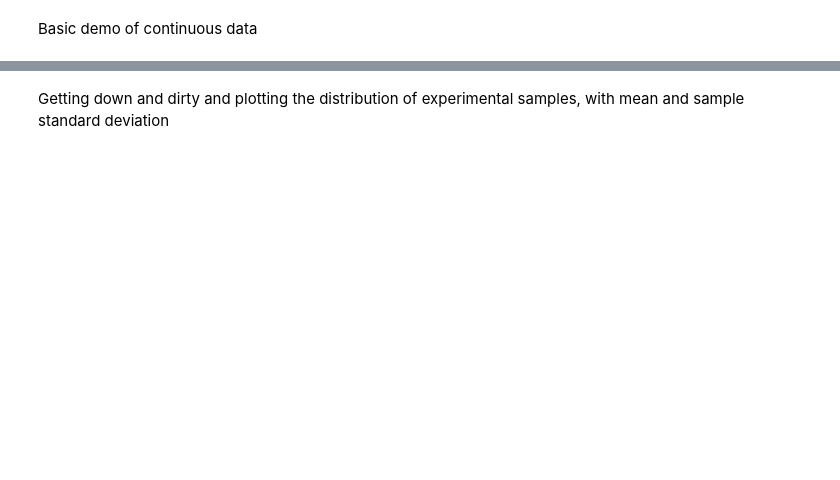
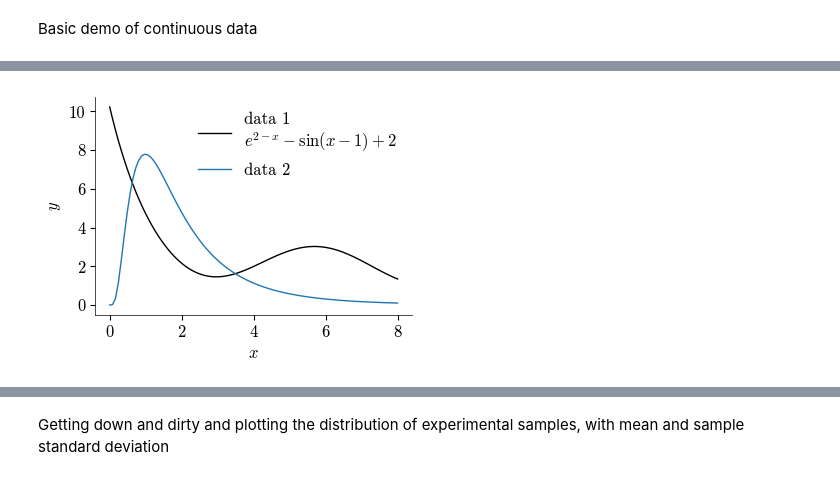
Before and after one commit to ninivert/matplotlib_tufte, a Jupyter notebook: demo/demo.ipynb, the cells around one changed output, grey strips where cells are left out. Drawn from its saved outputs; the diff is of its cells as text; code cells hidden in the pictures; blank space fills up the shorter version.

```diff
--- a/demo/demo.ipynb
+++ b/demo/demo.ipynb
@@ -26,3 +54,15 @@ fig.savefig('fig1.png')
+# %%
+plt.close('all')
+fig, ax = plt.subplots(facecolor='white')
+ax.set_xlabel('$x$')
+ax.set_ylabel('$y$')
+ax.plot(x, y1, label='data 1\n$e^{2-x} - \sin(x-1) + 2$')
+ax.plot(x, y2, label='data 2')
+ax.legend()
+plt.show()
+fig.savefig('fig1.png')
+# %% [output]
+[figure, added]
 # %%
 plt.close('all')
 fig, ax = plt.subplots(facecolor='white')
```
Also changed, not shown: parts of 11 cells of this notebook, 44 other files.
